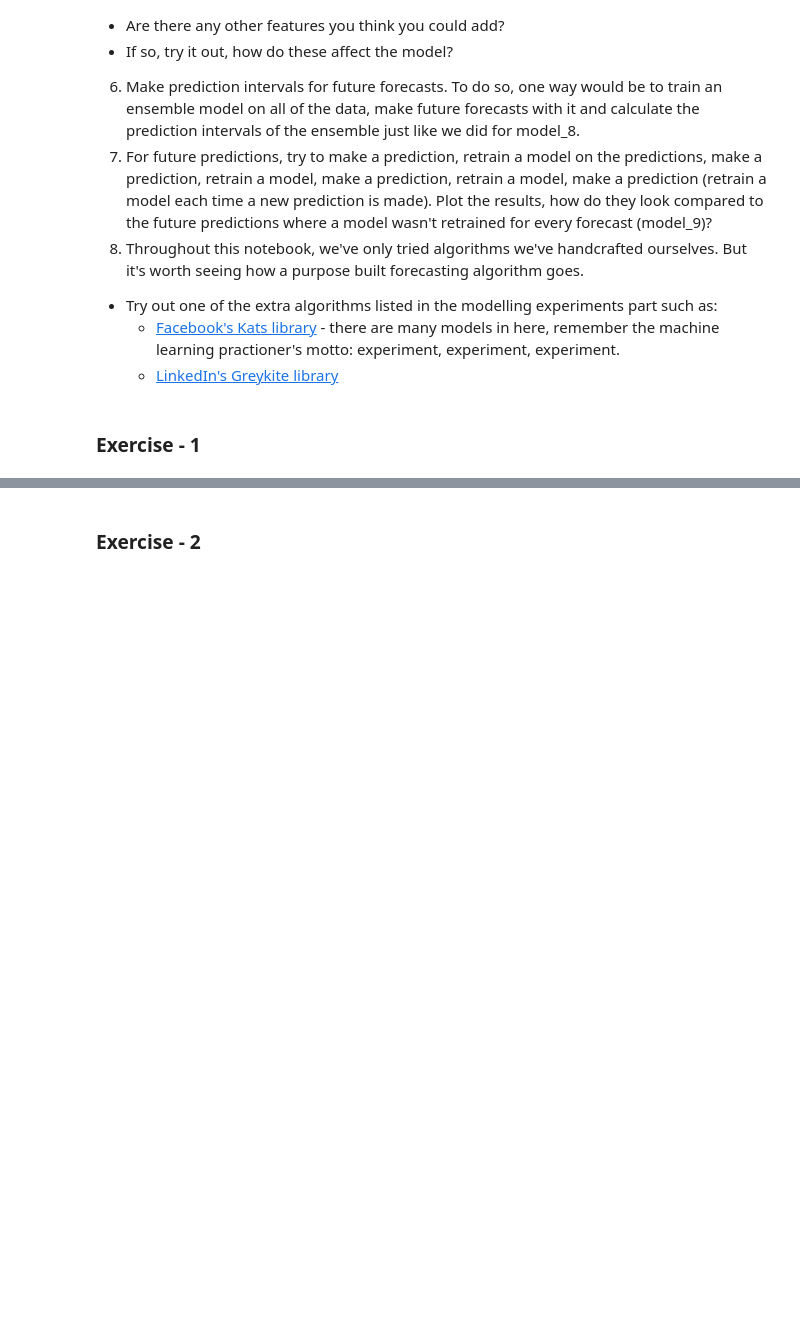
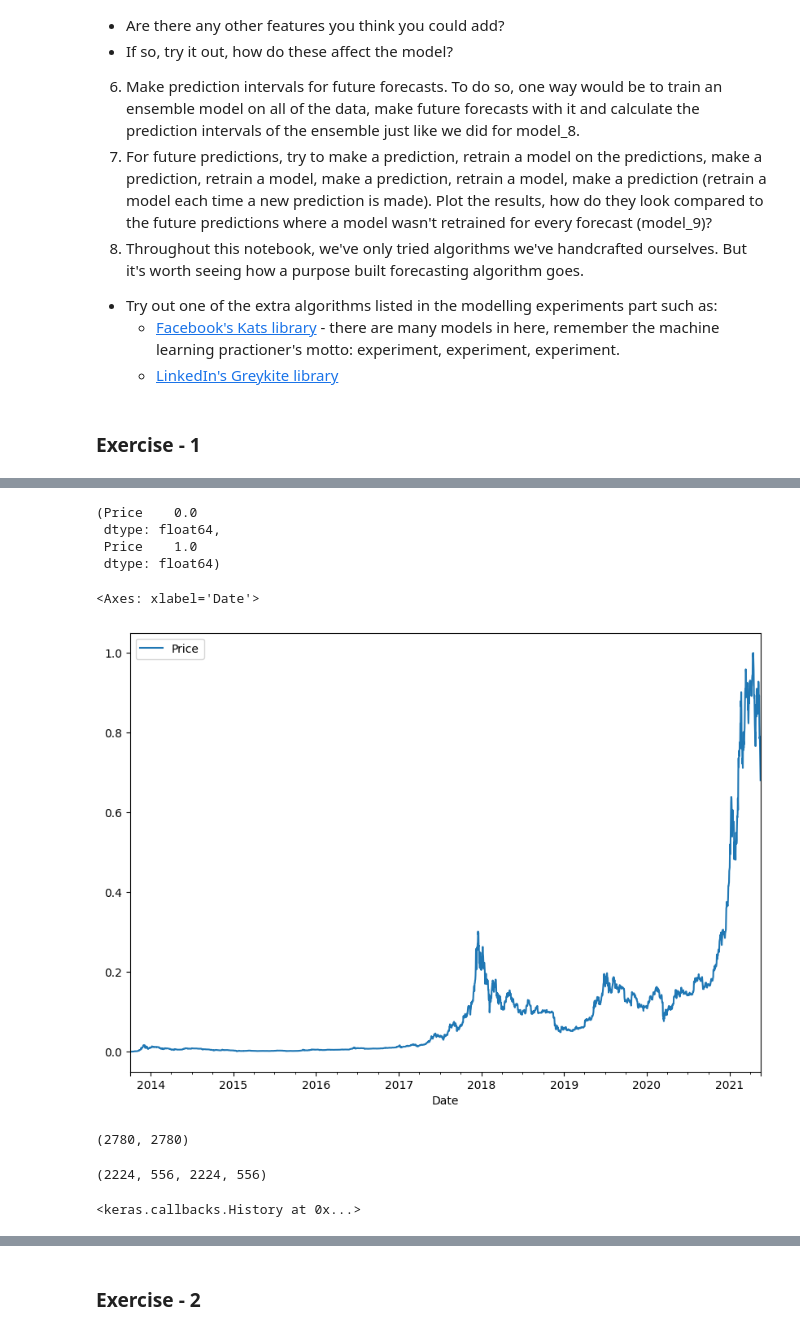
Before and after one commit to lytmercy/tensor_education, a Jupyter notebook: src/tensor_10_time_series_forecasting.ipynb, the cells around one changed output, grey strips where cells are left out. Saved outputs shown, nothing was run; the diff lists cells and outputs as text; code cells hidden in the pictures; blank space fills up the shorter version.

```diff
--- a/src/tensor_10_time_series_forecasting.ipynb
+++ b/src/tensor_10_time_series_forecasting.ipynb
@@ -2052,0 +2287,6 @@ model_results[["mae"]].sort_values(by="mae").plot(figsize=(10, 7), kind="bar")
+# %%
+# Scale data
+scaled_prices_df = pd.DataFrame(minmax_scale(bitcoin_prices),  # we need to scale the data first
+                                             columns=bitcoin_prices.columns,
+                                             index=bitcoin_prices.index)
+scaled_prices_df.head()
@@ -2052,0 +2301,24 @@ model_results[["mae"]].sort_values(by="mae").plot(figsize=(10, 7), kind="bar")
+# %%
+# View on min/max value in dataset
+scaled_prices_df.min(), scaled_prices_df.max()
+# %% [output]
+(Price    0.0
+ dtype: float64,
+ Price    1.0
+ dtype: float64)
+# %%
+# Visualize scaled data
+scaled_prices_df.plot(figsize=(10, 7))
+# %% [output]
+<Axes: xlabel='Date'>
+[figure, added]
+# %%
+full_windows, full_labels = make_windows(scaled_prices_df["Price"].to_numpy(), window_size=WINDOW_SIZE, horizon=HORIZON)
+len(full_windows), len(full_labels)
+# %% [output]
+(2780, 2780)
+# %%
+X_train, X_test, y_train, y_test = make_train_test_splits(full_windows, full_labels)
+len(X_train), len(X_test), len(y_train), len(y_test)
+# %% [output]
+(2224, 556, 2224, 556)
@@ -2052,0 +2330,9 @@ model_results[["mae"]].sort_values(by="mae").plot(figsize=(10, 7), kind="bar")
+# %%
+# Fit the model
+ex_1_model_1.fit(X_train, y_train,
+                 epochs=100,
+                 verbose=0,
+                 validation_data=(X_test, y_test),
+                 callbacks=[create_model_checkpoint(ex_1_model_1.name)])
+# %% [output]
+<keras.callbacks.History at 0x...>
```
Also changed, not shown: parts of 232 cells of this notebook, 5 other files.
